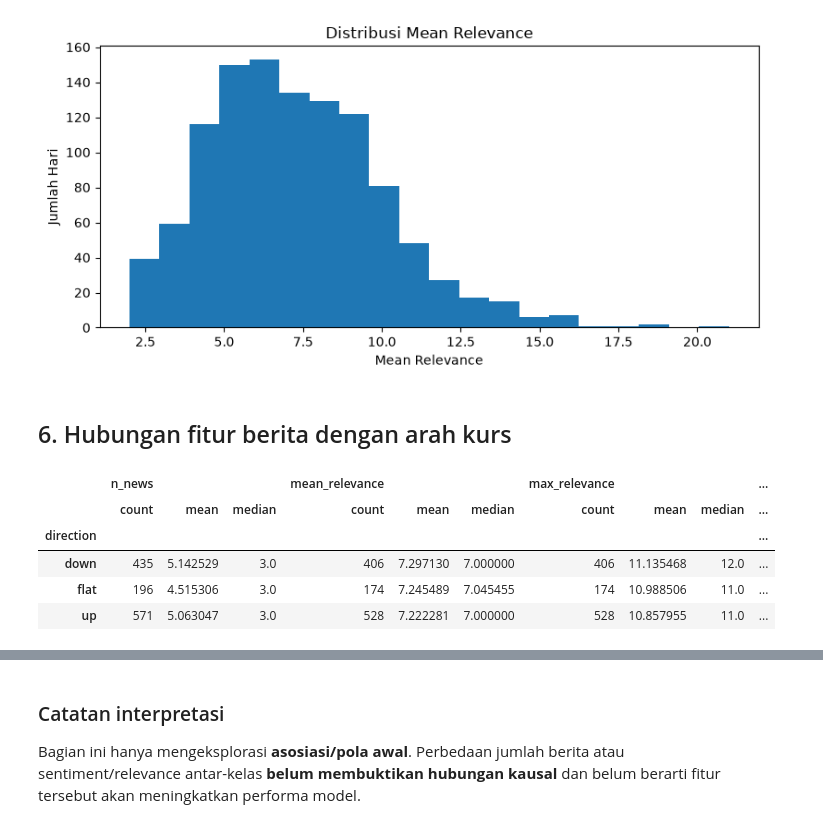
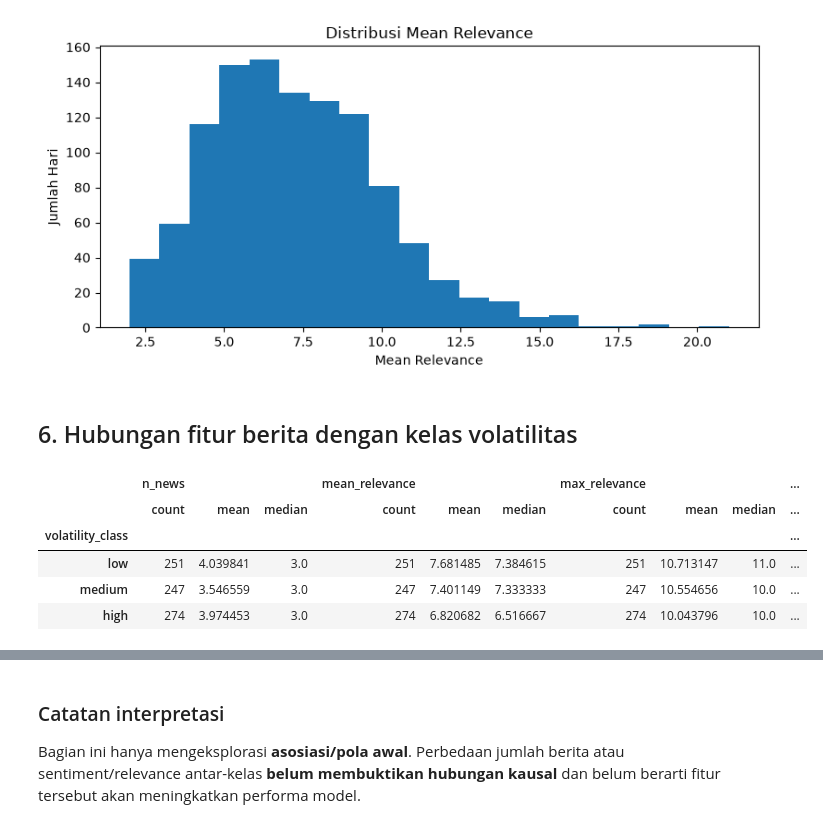
Before and after one commit to YorGalore/nlp_memastikan, a Jupyter notebook: notebook/01_EDA.ipynb, the cells around one changed output, grey strips where cells are left out. Cells and saved outputs as stored; diff of their text form; code cells hidden in the pictures.

```diff
--- a/notebook/01_EDA.ipynb
+++ b/notebook/01_EDA.ipynb
@@ -98,0 +104,27 @@ Ringkasan numerik:
+# %%
+PRICE_FEATURES = ['lag1_log_return', 'lag2_log_return', 'lag3_log_return',
+                  'lag1_realized_vol', 'lag1_volatility_class_enc']
+LM_FEATURES = ['mean_lm_polarity', 'lm_positive_sum', 'lm_negative_sum']
+train, validation, test = build_dataset(required_cols=PRICE_FEATURES + LM_FEATURES)
+
+fit_calendar = df.iloc[:int(len(df) * TRAIN_FRAC)]
+_, edges = pd.qcut(fit_calendar.realized_vol.dropna(), 3, retbins=True, duplicates='drop')
+assert len(edges) == 4, 'Data tidak menghasilkan tiga interval volatilitas.'
+assert fit_calendar.date.max() <= train.date.max(), 'Threshold memakai tanggal setelah train model.'
+edges[0], edges[-1] = -np.inf, np.inf
+classes = VOLATILITY_LABELS
+df['volatility_class'] = pd.cut(df.realized_vol, bins=edges, labels=classes)
+df['lag1_volatility_class'] = df.volatility_class.shift(1)
+for part in (train, validation, test):
+    expected = df.set_index('date').loc[part.date, 'volatility_class']
+    assert expected.astype(str).tolist() == part.volatility_class.astype(str).tolist()
+assert train.date.max() < validation.date.min() < test.date.min()
+assert validation.date.max() < test.date.min()
+
+eda_train = train.copy()
+print('Window volatilitas:', C.VOLATILITY_WINDOW, 'observasi')
+print('Akhir periode fit threshold:', fit_calendar.date.max().date())
+print('Akhir train model:', train.date.max().date())
+display(pd.DataFrame({'Kelas': classes, 'Batas bawah (eksklusif)': edges[:-1],
+                      'Batas atas (inklusif)': edges[1:]}))
+print('Target belum tersedia pada kalender awal:', df.volatility_class.isna().sum())
@@ -212,20 +264,20 @@ plt.show()
 | max | 21.000000 |
 [figure]
 # %% [markdown]
-## 6. Hubungan fitur berita dengan arah kurs
+## 6. Hubungan fitur berita dengan kelas volatilitas
 # %%
-# Ringkasan fitur berita berdasarkan direction
-news_by_direction = (
-    df.groupby("direction", dropna=False)[["n_news", "mean_relevance", "max_relevance", "mean_tokens", "pct_offhours"]]
+# Ringkasan fitur berita berdasarkan volatility_class
+news_by_volatility_class = (
+    eda_train.groupby("volatility_class", observed=True, dropna=False)[["n_news", "mean_relevance", "max_relevance", "mean_tokens", "pct_offhours"]]
       .agg(["count", "mean", "median"])
 )
 
-display(news_by_direction)
+display(news_by_volatility_class)
 # %% [output]
 |  | n_news |  |  | mean_relevance |  |  | max_relevance |  |  | ... |
 |  | count | mean | median | count | mean | median | count | mean | median | ... |
-| direction |  |  |  |  |  |  |  |  |  | ... |
-| down | 435 | 5.142529 | 3.0 | 406 | 7.297130 | 7.000000 | 406 | 11.135468 | 12.0 | ... |
-| flat | 196 | 4.515306 | 3.0 | 174 | 7.245489 | 7.045455 | 174 | 10.988506 | 11.0 | ... |
-| up | 571 | 5.063047 | 3.0 | 528 | 7.222281 | 7.000000 | 528 | 10.857955 | 11.0 | ... |
+| volatility_class |  |  |  |  |  |  |  |  |  | ... |
+| low | 251 | 4.039841 | 3.0 | 251 | 7.681485 | 7.384615 | 251 | 10.713147 | 11.0 | ... |
+| medium | 247 | 3.546559 | 3.0 | 247 | 7.401149 | 7.333333 | 247 | 10.554656 | 10.0 | ... |
+| high | 274 | 3.974453 | 3.0 | 274 | 6.820682 | 6.516667 | 274 | 10.043796 | 10.0 | ... |
 # %%
```
Also changed, not shown: parts of 25 cells of this notebook, 2 other files.
